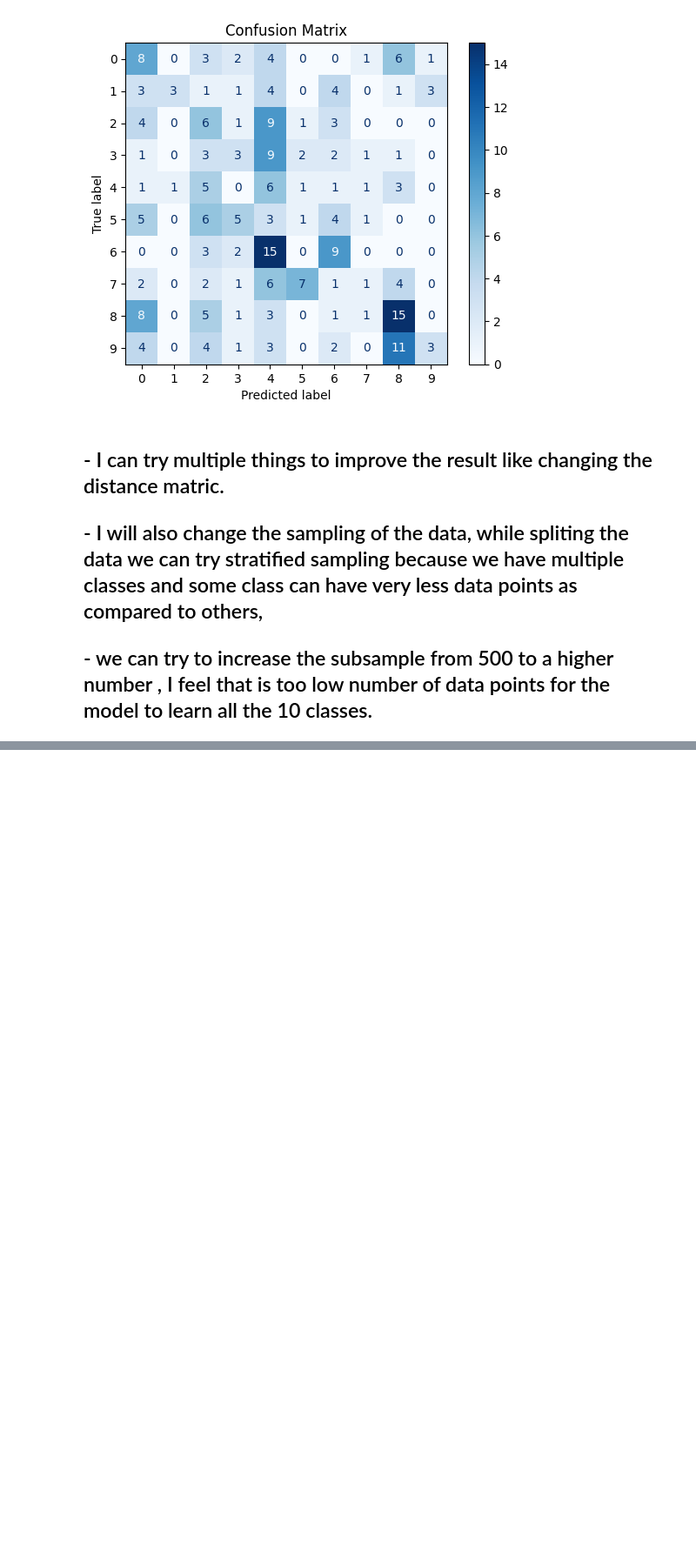
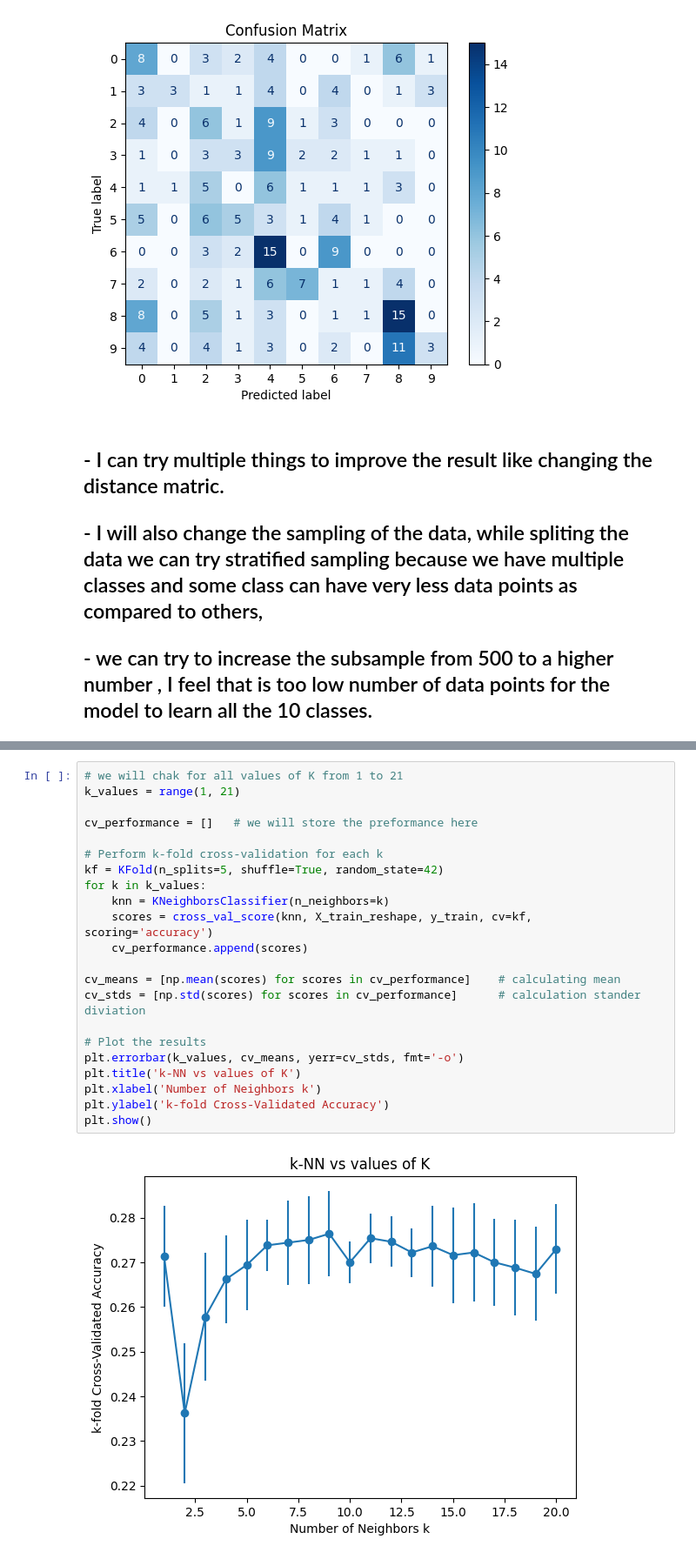
Before and after one commit to Computer-Vision-Group-F/Assignment1, a Jupyter notebook: knn.ipynb, the cells around one changed output, grey strips where cells are left out. Shown at 87% size. Cells and saved outputs as stored; diff of their text form; blank space fills up the shorter version.

```diff
--- a/knn.ipynb
+++ b/knn.ipynb
@@ -198,0 +263,24 @@ plt.show()         # plotting confusion matrix
+# %%
+# we will chak for all values of K from 1 to 21
+k_values = range(1, 21)
+
+cv_performance = []   # we will store the preformance here
+
+# Perform k-fold cross-validation for each k
+kf = KFold(n_splits=5, shuffle=True, random_state=42)
+for k in k_values:
+    knn = KNeighborsClassifier(n_neighbors=k)
+    scores = cross_val_score(knn, X_train_reshape, y_train, cv=kf, scoring='accuracy')
+    cv_performance.append(scores)
+
+cv_means = [np.mean(scores) for scores in cv_performance]    # calculating mean
+cv_stds = [np.std(scores) for scores in cv_performance]      # calculation stander diviation
+
+# Plot the results
+plt.errorbar(k_values, cv_means, yerr=cv_stds, fmt='-o')
+plt.title('k-NN vs values of K')
+plt.xlabel('Number of Neighbors k')
+plt.ylabel('k-fold Cross-Validated Accuracy')
+plt.show()
+# %% [output]
+[figure, added]
```
Also changed, not shown: parts of 8 cells of this notebook, 1 other file.
